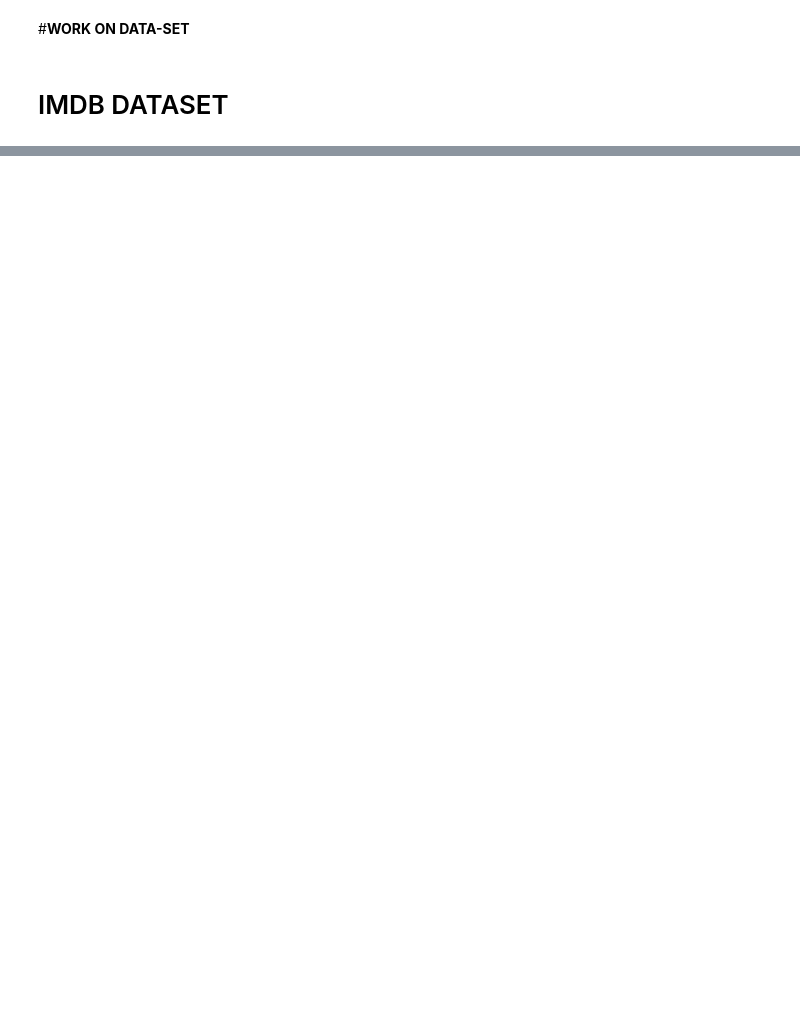
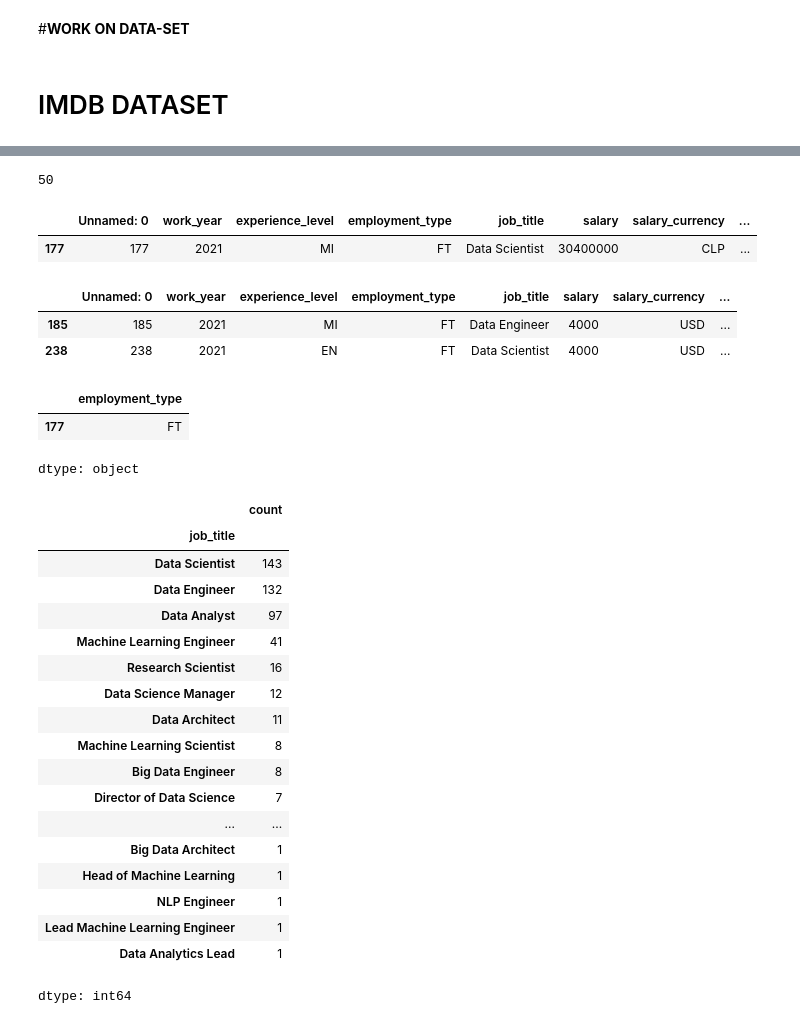
Before and after one commit to JatindraPatel/Learning-Pandas, a Jupyter notebook: Pandas.ipynb, the cells around one changed output, grey strips where cells are left out. Cells and saved outputs as stored; diff of their text form; code cells hidden in the pictures; blank space fills up the shorter version.

```diff
--- a/Pandas.ipynb
+++ b/Pandas.ipynb
@@ -1173,0 +1029,54 @@ print(df.head(10))
+# %%
+# WAP in pandas to find out the no. of unique job title..?\
+
+df['job_title'].nunique()
+# %% [output]
+50
+# %%
+# WAP in pandas to find info of highest paid person..?
+
+df[df['salary']==df['salary'].max()]
+# %% [output]
+|  | Unnamed: 0 | work_year | experience_level | employment_type | job_title | salary | salary_currency | ... |
+| 177 | 177 | 2021 | MI | FT | Data Scientist | 30400000 | CLP | ... |
+# %%
+# WAP in pandas to find info of lowest paid person..?
+
+
+df[df['salary']==df['salary'].min()]
+# %% [output]
+|  | Unnamed: 0 | work_year | experience_level | employment_type | job_title | salary | salary_currency | ... |
+| 185 | 185 | 2021 | MI | FT | Data Engineer | 4000 | USD | ... |
+| 238 | 238 | 2021 | EN | FT | Data Scientist | 4000 | USD | ... |
+# %%
+# WAP in pandas to find out the employe type highest paid person..?
+
+df[df['salary']==df['salary'].max()]['employment_type']
+# %% [output]
+|  | employment_type |
+| 177 | FT |
+dtype: object
+# %%
+# WAP in pandas to find out the no of employe by job.....?
+
+df['job_title'].value_counts()
+# %% [output]
+|  | count |
+| job_title |  |
+| Data Scientist | 143 |
+| Data Engineer | 132 |
+| Data Analyst | 97 |
+| Machine Learning Engineer | 41 |
+| Research Scientist | 16 |
+| Data Science Manager | 12 |
+| Data Architect | 11 |
+| Machine Learning Scientist | 8 |
+| Big Data Engineer | 8 |
+| Director of Data Science | 7 |
+| ... | ... |
+| Big Data Architect | 1 |
+| Head of Machine Learning | 1 |
+| NLP Engineer | 1 |
+| Lead Machine Learning Engineer | 1 |
+| Data Analytics Lead | 1 |
+dtype: int64
```
Also changed, not shown: parts of 74 cells of this notebook.
